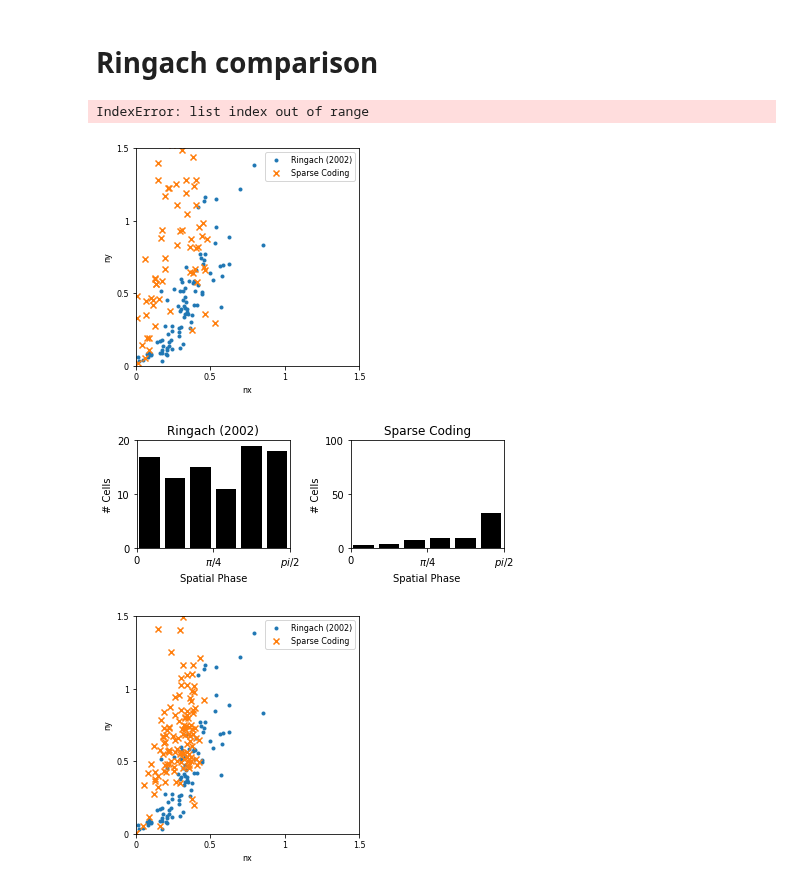
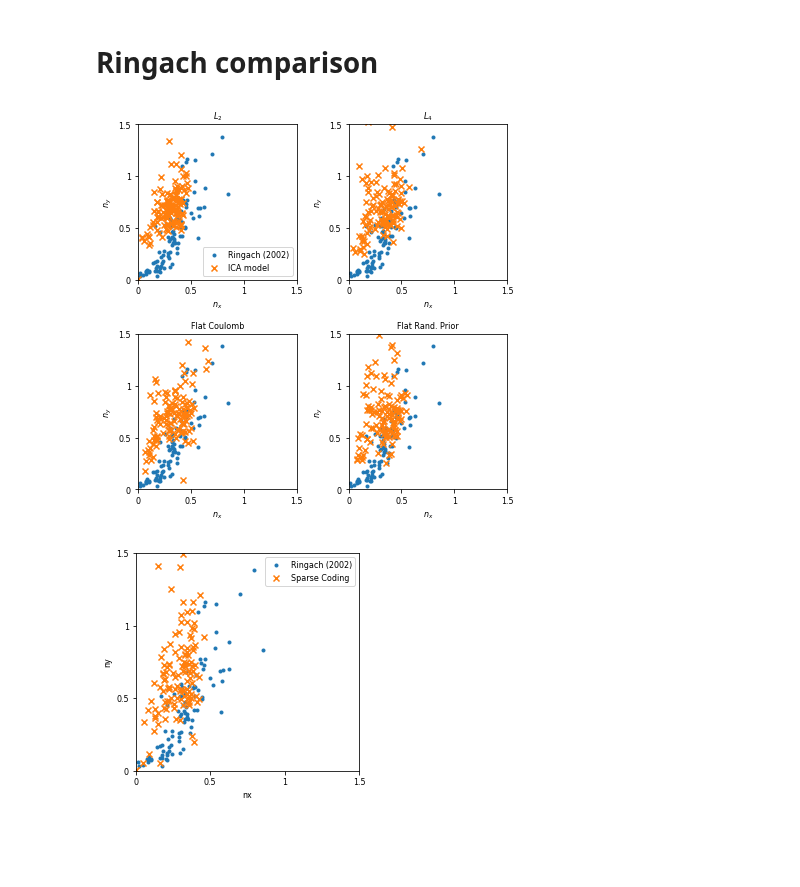
Before and after one commit to JesseLivezey/oc_ica, a Jupyter notebook: notebooks/natural_images.ipynb, the cells around one changed output. Saved outputs shown, nothing was run; the diff lists cells and outputs as text; code cells hidden in the pictures; blank space fills up the shorter version.

```diff
--- a/notebooks/natural_images.ipynb
+++ b/notebooks/natural_images.ipynb
@@ -234,50 +234,32 @@ nx = db_rf['db'][0][0][0].ravel()
 ny = db_rf['db'][0][0][1].ravel()
 phase = db_rf['db'][0][0][2].ravel()
 # %%
-for ii in range(7):
-    x, y, theta, phi, kx, vx, vy = fit.standardize_params(*params[ii][1])
+f, axes = plt.subplots(2, 2, figsize=(6, 6))
+for ii, mi in enumerate([0, 1, 3, 5]):
+    ax = axes.ravel()[ii]
+    x, y, theta, phi, kx, vx, vy = fit.standardize_params(*params[mi][1])
     phi = phi - np.pi/2.
     phi = np.angle(np.abs(np.cos(phi)) + 1.j * np.abs(np.sin(phi)))
-
-    f, ax = plt.subplots(1, figsize=(4, 4))
     ax.scatter(nx, ny, marker='.', label='Ringach (2002)')
     ax.scatter(kx*np.sqrt(vx) / (2. * np.pi), kx*np.sqrt(vy) / (2. * np.pi),
-                marker='x', label=styles.labels[models[ii]])
+                marker='x', label='ICA model')
     ax.set_xlim(0, 1.5)
     ax.set_ylim(0, 1.5)
     ax.set_xticks([0, .5, 1, 1.5])
     ax.set_xticklabels([0, .5, 1, 1.5], fontsize=styles.ticklabel_fontsize)
     ax.set_yticks([0, .5, 1, 1.5])
     ax.set_yticklabels([0, .5, 1, 1.5], fontsize=styles.ticklabel_fontsize)
-    ax.set_xlabel('nx', fontsize=styles.label_fontsize)
-    ax.set_ylabel('ny', fontsize=styles.label_fontsize)
-    ax.legend(loc='best', fontsize=styles.legend_fontsize)
-    base_name = 'Downloads/nx_ny_Model-{}_nsources-{}_nmixtures-{}.pdf'
-    plt.savefig(os.path.join(os.environ['HOME'],
-                             base_name.format(models[ii], n_sources, n_mixtures)))
-    f, axes = plt.subplots(1, 2, figsize=(6, 2.5))
-    for p, ax in zip([phase, phi], axes):
-        bins = np.linspace(0, np.pi/2., 7)
-        h, bins = np.histogram(p, bins=bins)
-        x = np.linspace(0, np.pi/2, 13)[1::2]
-        ax.bar(x, h, width = .8*(np.pi/12.), align='center', facecolor='k')
-        ax.set_xticks([0, np.pi/4., np.pi/2.])
-        ax.set_xticklabels([0, r'$\pi$/4', r'$pi$/2'])
-        ax.set_xlabel('Spatial Phase')
-        ax.set_ylabel('# Cells')
-        ax.set_xlim(0, np.pi/2.)
-    axes[0].set_yticks([0, 10, 20])
-    axes[0].set_title('Ringach (2002)')
-    axes[1].set_yticks([0, 50, 100])
-    axes[1].set_title(styles.labels[models[ii]])
+    ax.set_xlabel(r'$n_x$', fontsize=styles.label_fontsize)
+    ax.set_ylabel(r'$n_y$', fontsize=styles.label_fontsize)
+    if ii == 0:
+        ax.legend(loc='best', fontsize=styles.legend_fontsize)
+    ax.set_title(styles.labels[models[mi]], fontsize=styles.label_fontsize)
     plt.tight_layout()
-    base_name = 'Downloads/phase_Model-{}_nsources-{}_nmixtures-{}.pdf'
-    plt.savefig(os.path.join(os.environ['HOME'],
-                             base_name.format(models[ii], n_sources, n_mixtures)))
+base_name = 'Downloads/nx_ny_nsources-{}_nmixtures-{}.pdf'
+plt.savefig(os.path.join(os.environ['HOME'],
+                         base_name.format(n_sources, n_mixtures)))
 # %% [output]
-IndexError: list index out of range
-[figure, old version]
+[figure, new version]
-[figure, removed]
 # %%
 ii = 0
 x, y, theta, phi, kx, vx, vy = fit.standardize_params(*params[ii][1])
```
Also changed, not shown: 1 other file.
